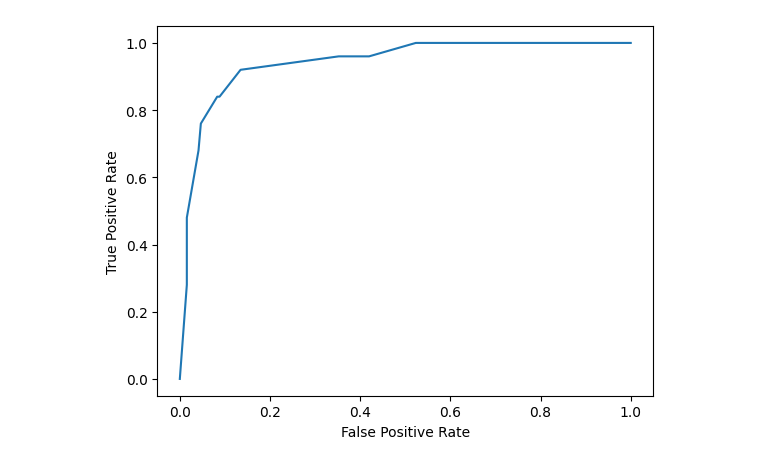
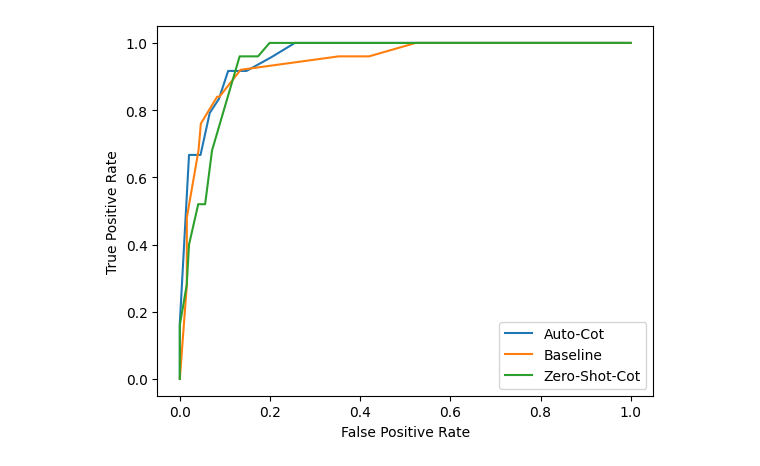
Before and after one commit to paulburkhardt/Entity-Matching-With-LLMs, a Jupyter notebook: notebooks/roc_curve.ipynb, the cells around one changed output. Cells and saved outputs as stored; diff of their text form; code cells hidden in the pictures.

```diff
--- a/notebooks/roc_curve.ipynb
+++ b/notebooks/roc_curve.ipynb
@@ -67,11 +47,30 @@ print(labels)
-# %%
-
-fpr, tpr, _ = metrics.roc_curve(labels,  similarities)
-
-#create ROC curve
-plt.plot(fpr,tpr)
-plt.ylabel('True Positive Rate')
-plt.xlabel('False Positive Rate')
-plt.show()
-# %% [output]
-[figure, removed]
+# %%
+confidences_auto_cot, similarities_auto_cot, labels_auto_cot = get_metrics(df_auto_cot)
+confidences_baseline, similarities_baseline, labels_baseline = get_metrics(df_baseline)
+confidences_zero_shot_cot, similarities_zero_shot_cot, labels_zero_shot_cot = get_metrics(df_zero_shot_cot)
+
+
+fpr, tpr, _ = metrics.roc_curve(labels_auto_cot,  similarities_auto_cot)
+plt.plot(fpr,tpr, label="Auto-Cot")
+
+fpr, tpr, _ = metrics.roc_curve(labels_baseline,  similarities_baseline)
+plt.plot(fpr,tpr, label="Baseline")
+
+fpr, tpr, _ = metrics.roc_curve(labels_zero_shot_cot,  similarities_zero_shot_cot)
+plt.plot(fpr,tpr, label="Zero-Shot-Cot")
+
+plt.legend(loc="lower right")
+# fpr, tpr, _ = metrics.roc_curve(labels_auto_cot,  confidences_auto_cot)
+# plt.plot(fpr,tpr)
+
+# fpr, tpr, _ = metrics.roc_curve(labels_baseline,  confidences_baseline)
+# plt.plot(fpr,tpr)
+
+# fpr, tpr, _ = metrics.roc_curve(labels_zero_shot_cot,  confidences_zero_shot_cot)
+# plt.plot(fpr,tpr)
+
+plt.ylabel('True Positive Rate')
+plt.xlabel('False Positive Rate')
+plt.show()
+# %% [output]
+[figure, added]
```
Also changed, not shown: parts of 1 cell of this notebook, 9 other files.
